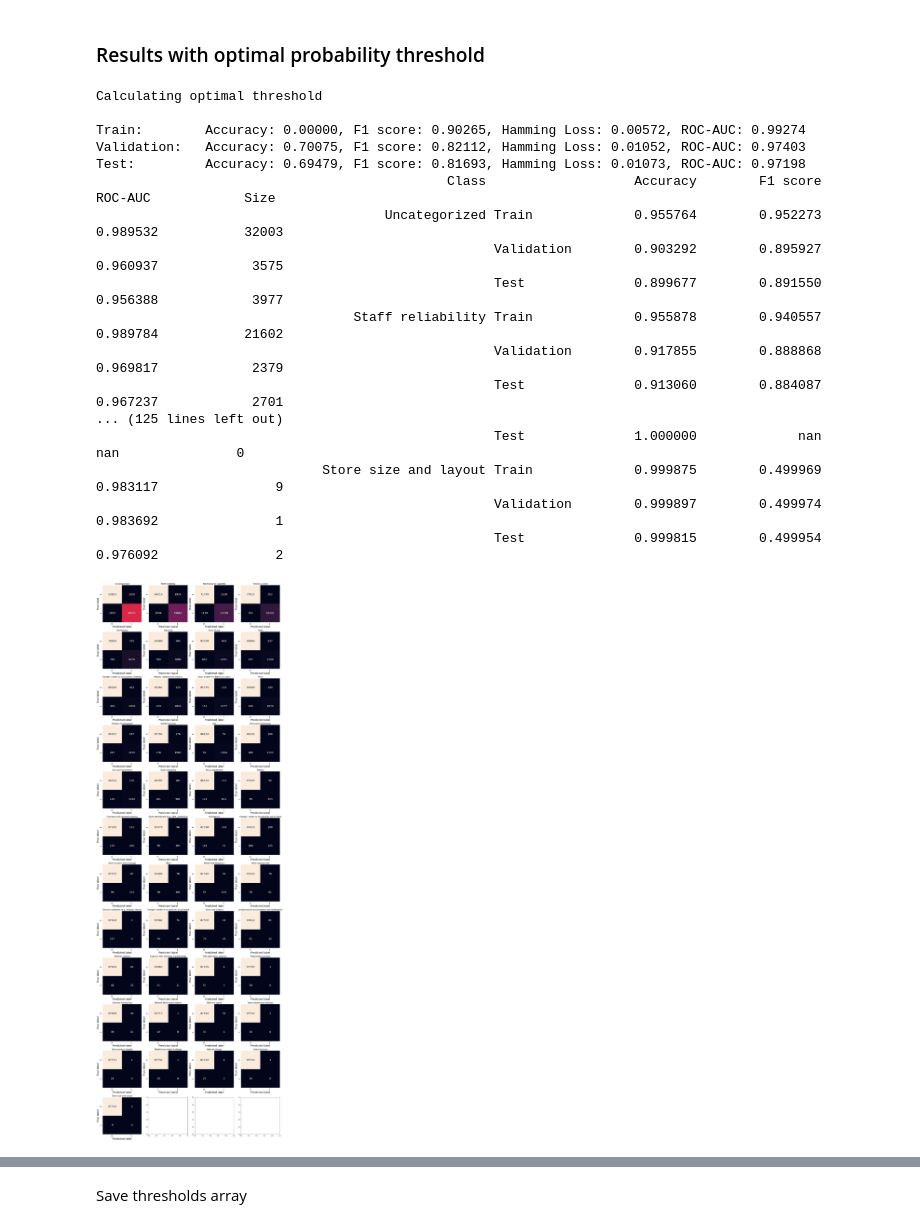
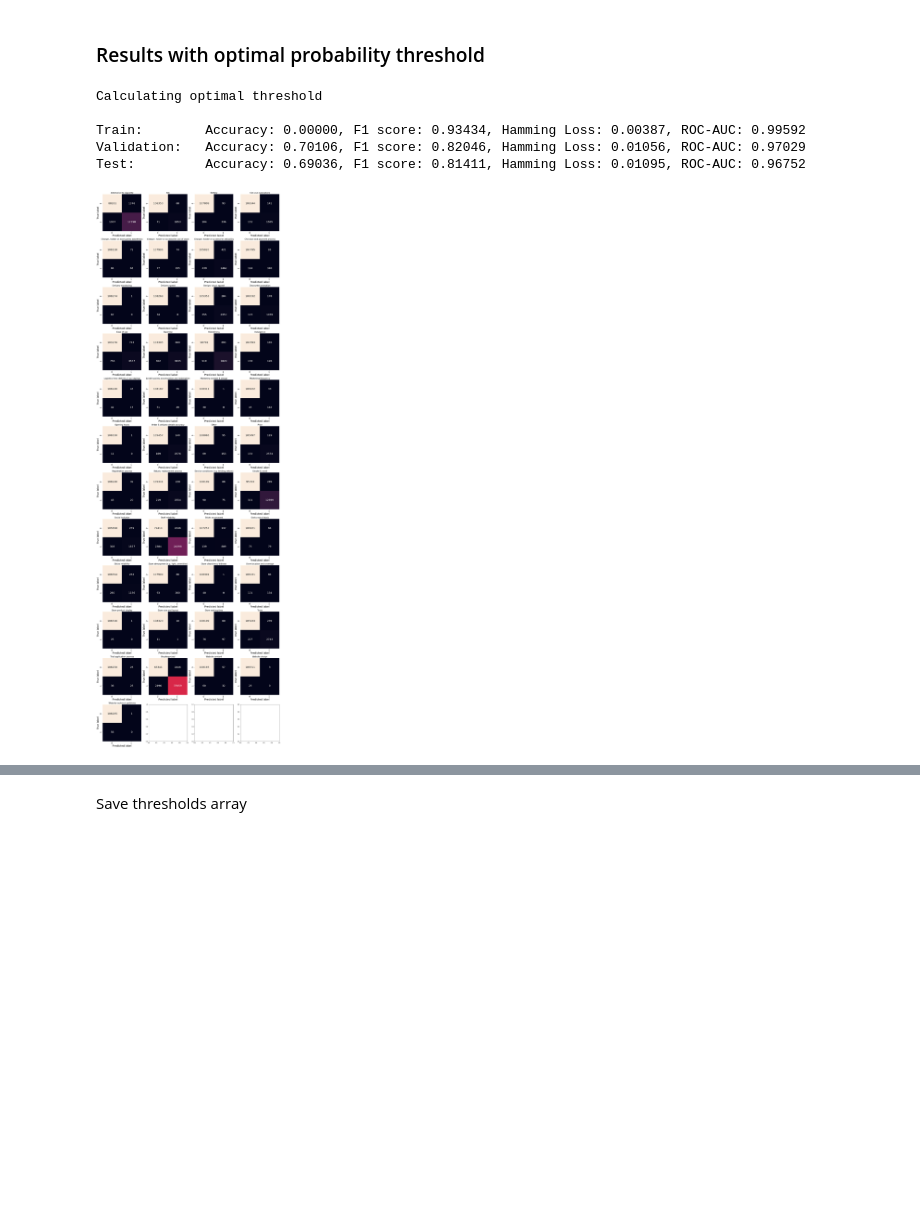
Before and after one commit to biddy1618/categorization-bert, a Jupyter notebook: BertClassifier.ipynb, the cells around one changed output, grey strips where cells are left out. Cells and saved outputs as stored; diff of their text form; code cells hidden in the pictures; blank space fills up the shorter version.

```diff
--- a/BertClassifier.ipynb
+++ b/BertClassifier.ipynb
@@ -17,7 +17,7 @@ __NOTE__: Run it before launching `jupyter`
 PATH = '.'
 PATH_DATA = PATH + r'/data/'
 PATH_RUBERT = PATH + r'/ru_bert_tf'
-PATH_SAVE = PATH + r'/modelResults'
+PATH_RESULTS = PATH + r'/modelResults/'
 train_file = r'train_2020_04+.csv'
 valid_file = r'validate_2020_04+.csv'
 test_file = r'test_2020_04+.csv'
@@ -471,17 +422,16 @@ for ep in range(300):
     for x, y in iterator.gen_batches(batch_size=32,
                                      data_type="train", shuffle=True):
         x_feat = bert_preprocessor(x)
-        y_onehot = one_hotter(vocab(y))
+        y_onehot = mlb.transform(y)
         bert_classifier.train_on_batch(x_feat, y_onehot)
         nbatches += 1
 
         if nbatches % 200 == 0:
-            y_true, y_preds, mlb = get_preds('valid')
+            y_true, y_preds = get_preds('valid')
             acc, _, hamm, f1, _, roc_auc, _ = \
                 calculate_metrics(y_true, y_preds, len(mlb.classes_))
             print(datetime.datetime.fromtimestamp(time.time()).strftime('%Y-%m-%d %H:%M:%S')+ \
-                  f" Batches done: {nbatches}.Validaiton accuracy: {acc:.5f}, F1 score: {f1:.5f}, hamming loss
-                  {hamm:.5f}, ROC-AUC: {roc_auc:.5f}")
+                  f" Batches done: {nbatches}.Validaiton accuracy: {acc:.5f}, F1 score: {f1:.5f}, hamming loss {hamm:.5f}, ROC-AUC: {roc_auc:.5f}")
             if f1 > best_score:
                 bert_classifier.save()
                 print("New best F1 score. Saving model.")
@@ -641,9 +527,9 @@ def plot_cm_class(y_true, predictions, class_name, ts = None):
 # %% [markdown]
 ### Metrics visualization
 # %%
-y_train, y_train_preds, mlb  = get_preds('train', verbose = True)
-y_valid, y_valid_preds, _  = get_preds('valid', verbose = True, mlb = mlb)
-y_test, y_test_preds, _  = get_preds('test', verbose = True, mlb = mlb)
+y_train, y_train_preds  = get_preds('train', verbose = True)
+y_valid, y_valid_preds = get_preds('valid', verbose = True)
+y_test, y_test_preds  = get_preds('test', verbose = True)
 
 train_acc, train_acc_class, train_hamm, train_f1_score, train_f1_score_class, train_roc_auc, train_roc_auc_class = \
   calculate_metrics(y_train, y_train_preds, len(mlb.classes_), micro = True)
@@ -661,11 +547,13 @@ print("Validation:   Accuracy: %.5f, F1 score: %.5f, Hamming Loss: %.5f, ROC-AUC
 print("Test:         Accuracy: %.5f, F1 score: %.5f, Hamming Loss: %.5f, ROC-AUC: %.5f" % \
       (test_acc, test_f1_score, test_hamm, test_roc_auc))
 
-print_classes_metrics(train_acc_class, train_f1_score_class, train_roc_auc_class, y_train,
-                      valid_acc_class, valid_f1_score_class, valid_roc_auc_class, y_valid,
-                      test_acc_class, test_f1_score_class, test_roc_auc_class, y_test,
-                      mlb.classes_)
-plot_cm(y_train, y_train_preds, mlb.classes_)
+# print_classes_metrics(train_acc_class, train_f1_score_class, train_roc_auc_class, y_train,
+#                       valid_acc_class, valid_f1_score_class, valid_roc_auc_class, y_valid,
+#                       test_acc_class, test_f1_score_class, test_roc_auc_class, y_test,
+#                       mlb.classes_)
+plot_cm(np.concatenate([y_train, y_valid, y_test]),
+        np.concatenate([y_train_preds, y_valid_preds, y_test_preds]),
+        mlb.classes_)
 # %% [output]
 Predicting train data
 
@@ -696,43 +570,33 @@ plot_cm(np.concatenate([y_train, y_valid, y_test]),
 # %%
 ts = optimal_threshold(y_train, y_train_preds, len(mlb.classes_), verbose = True)
 
 train_acc_ts, train_acc_class_ts, train_hamm_ts, train_f1_score_ts, train_f1_score_class_ts, train_roc_auc_ts, train_roc_auc_class_ts = \
   calculate_metrics(y_train, y_train_preds, len(mlb.classes_), micro = True, ts = ts)
 
 valid_acc_ts, valid_acc_class_ts, valid_hamm_ts, valid_f1_score_ts, valid_f1_score_class_ts, valid_roc_auc_ts, valid_roc_auc_class_ts = \
   calculate_metrics(y_valid, y_valid_preds, len(mlb.classes_), micro = True, ts = ts)
 
 test_acc_ts, test_acc_class_ts, test_hamm_ts, test_f1_score_ts, test_f1_score_class_ts, test_roc_auc_ts, test_roc_auc_class_ts = \
   calculate_metrics(y_test, y_test_preds, len(mlb.classes_), micro = True, ts = ts)
 
 print("Train:        Accuracy: %.5f, F1 score: %.5f, Hamming Loss: %.5f, ROC-AUC: %.5f" % \
       (train_acc_ts, train_f1_score_ts, train_hamm_ts, train_roc_auc_ts))
 print("Validation:   Accuracy: %.5f, F1 score: %.5f, Hamming Loss: %.5f, ROC-AUC: %.5f" % \
       (valid_acc_ts, valid_f1_score_ts, valid_hamm_ts, valid_roc_auc_ts))
 print("Test:         Accuracy: %.5f, F1 score: %.5f, Hamming Loss: %.5f, ROC-AUC: %.5f" % \
       (test_acc_ts, test_f1_score_ts, test_hamm_ts, test_roc_auc_ts))
 
-print_classes_metrics(train_acc_class_ts, train_f1_score_class_ts, train_roc_auc_class_ts, y_train,
-                      valid_acc_class_ts, valid_f1_score_class_ts, valid_roc_auc_class_ts, y_valid,
-                      test_acc_class_ts, test_f1_score_class_ts, test_roc_auc_class_ts, y_test,
-                      mlb.classes_)
-plot_cm(y_train, y_train_preds, mlb.classes_, ts = ts)
+# print_classes_metrics(train_acc_class_ts, train_f1_score_class_ts, train_roc_auc_class_ts, y_train,
+#                       valid_acc_class_ts, valid_f1_score_class_ts, valid_roc_auc_class_ts, y_valid,
+#                       test_acc_class_ts, test_f1_score_class_ts, test_roc_auc_class_ts, y_test,
+#                       mlb.classes_)
+plot_cm(np.concatenate([y_train, y_valid, y_test]),
+        np.concatenate([y_train_preds, y_valid_preds, y_test_preds]),
+        mlb.classes_, ts = ts)
 # %% [output]
 Calculating optimal threshold
 
-Train:        Accuracy: 0.00000, F1 score: 0.90265, Hamming Loss: 0.00572, ROC-AUC: 0.99274
-Validation:   Accuracy: 0.70075, F1 score: 0.82112, Hamming Loss: 0.01052, ROC-AUC: 0.97403
-Test:         Accuracy: 0.69479, F1 score: 0.81693, Hamming Loss: 0.01073, ROC-AUC: 0.97198
-                                             Class                   Accuracy        F1 score         ROC-AUC            Size
-                                     Uncategorized Train             0.955764        0.952273        0.989532           32003
-                                                   Validation        0.903292        0.895927        0.960937            3575
-                                                   Test              0.899677        0.891550        0.956388            3977
-                                 Staff reliability Train             0.955878        0.940557        0.989784           21602
-                                                   Validation        0.917855        0.888868        0.969817            2379
-                                                   Test              0.913060        0.884087        0.967237            2701
-... (125 lines left out)
-                                                   Test              1.000000             nan             nan               0
-                             Store size and layout Train             0.999875        0.499969        0.983117               9
-                                                   Validation        0.999897        0.499974        0.983692               1
-                                                   Test              0.999815        0.499954        0.976092               2
+Train:        Accuracy: 0.00000, F1 score: 0.93434, Hamming Loss: 0.00387, ROC-AUC: 0.99592
+Validation:   Accuracy: 0.70106, F1 score: 0.82046, Hamming Loss: 0.01056, ROC-AUC: 0.97029
+Test:         Accuracy: 0.69036, F1 score: 0.81411, Hamming Loss: 0.01095, ROC-AUC: 0.96752
-[figure, old version]
+[figure, new version]
```
Also changed, not shown: parts of 17 cells of this notebook, 3 other files.
